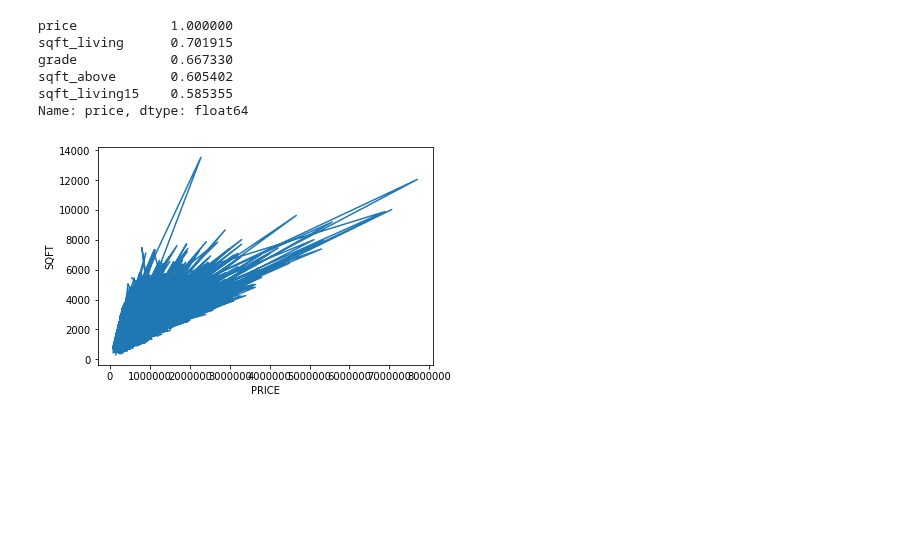
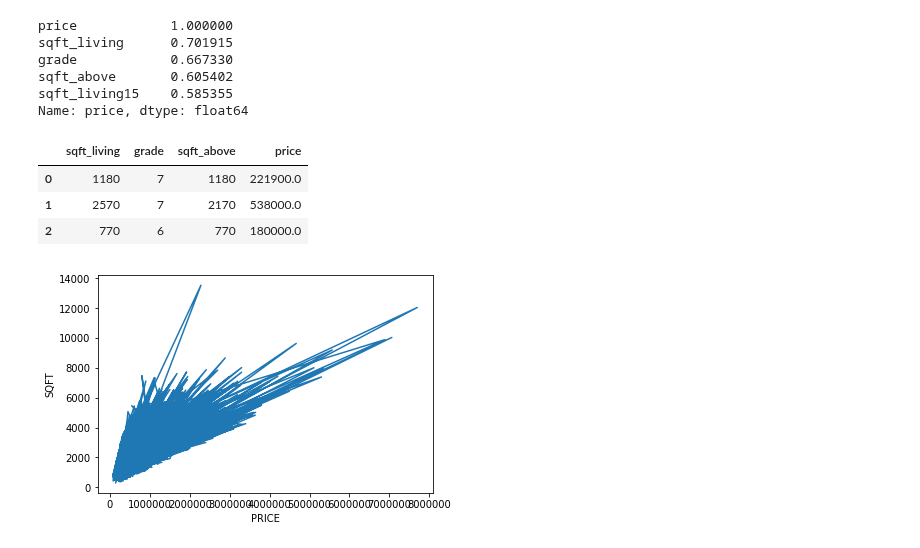
Before and after one commit to rahulvaish/MachineLearning-Python, a Jupyter notebook: HousePricingTutorial-Series1.ipynb, the cells around one changed output. Saved outputs shown, nothing was run; the diff lists cells and outputs as text; code cells hidden in the pictures; blank space fills up the shorter version.

```diff
--- a/HousePricingTutorial-Series1.ipynb
+++ b/HousePricingTutorial-Series1.ipynb
@@ -110,6 +119,15 @@ sqft_living15    0.585355
 Name: price, dtype: float64
 # %%
 #Wow Feeling !!!
+# %%
+fromtrain = trainData[['sqft_living','grade','sqft_above','price']].head(3)
+# %%
+fromtrain
+# %% [output]
+|  | sqft_living | grade | sqft_above | price |
+| 0 | 1180 | 7 | 1180 | 221900.0 |
+| 1 | 2570 | 7 | 2170 | 538000.0 |
+| 2 | 770 | 6 | 770 | 180000.0 |
 # %%
 #Lets see something graphical
 # %%
```
Also changed, not shown: parts of 15 cells of this notebook.
